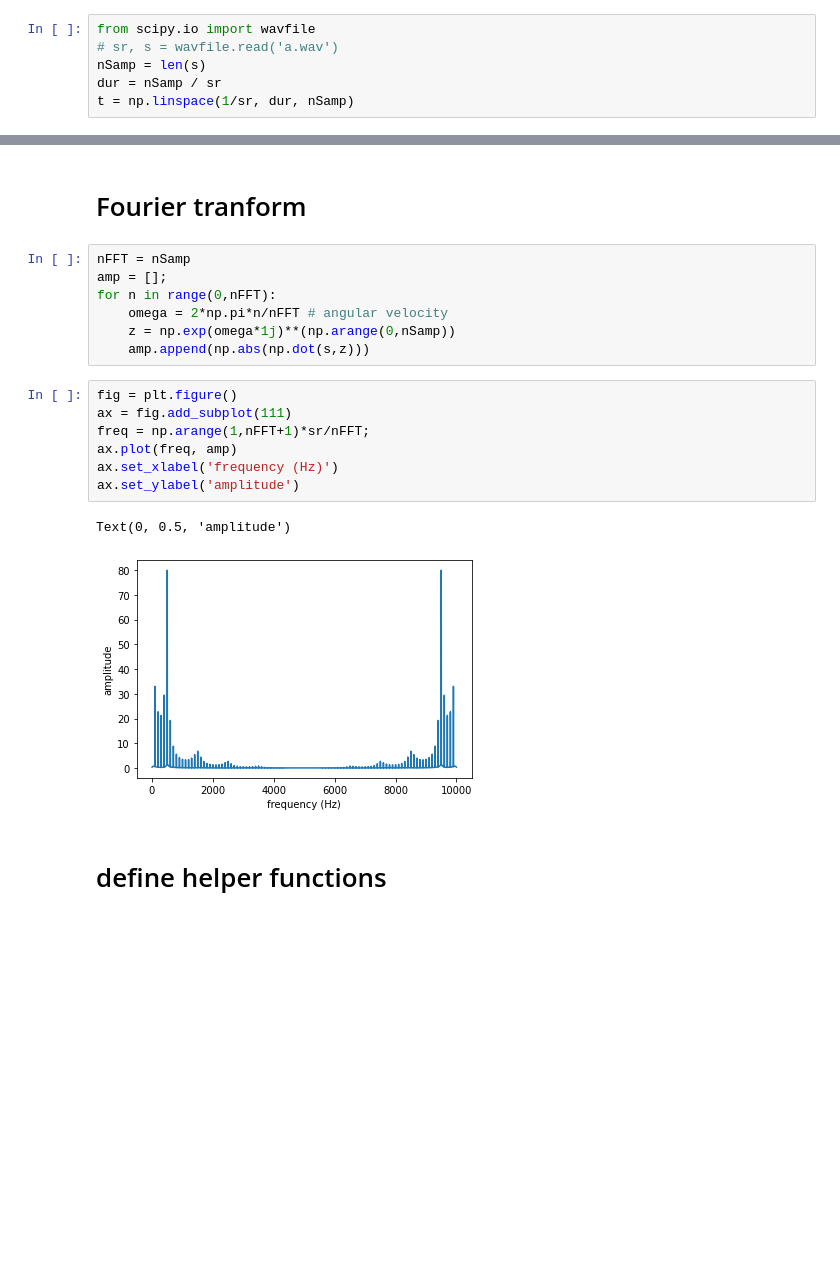
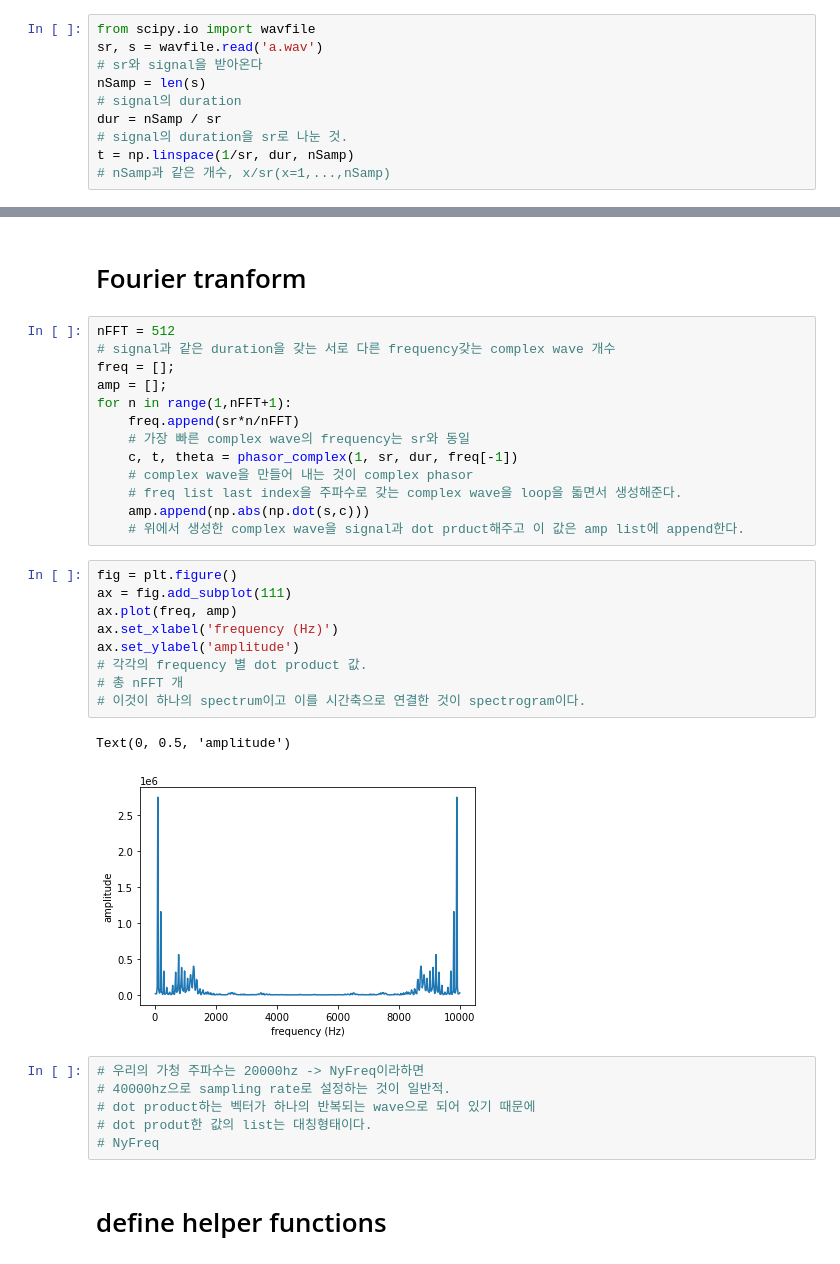
Before and after one commit to TaeYongGong/class2021Spring, a Jupyter notebook: sound.ipynb, the cells around one changed output, grey strips where cells are left out. Drawn from its saved outputs; the diff is of its cells as text; blank space fills up the shorter version.

```diff
--- a/sound.ipynb
+++ b/sound.ipynb
@@ -1396,6 +1406,10 @@ s[0] = s[1] ...
 # %%
 from scipy.io import wavfile
-# sr, s = wavfile.read('a.wav')
+sr, s = wavfile.read('a.wav')
+# sr와 signal을 받아온다
 nSamp = len(s)
+# signal의 duration
 dur = nSamp / sr
+# signal의 duration을 sr로 나눈 것.
 t = np.linspace(1/sr, dur, nSamp)
+# nSamp과 같은 개수, x/sr(x=1,...,nSamp)
@@ -1402,22 +1447,36 @@ t = np.linspace(1/sr, dur, nSamp)
 # %% [markdown]
 # Fourier tranform
-# %%
-nFFT = nSamp
-amp = [];
-for n in range(0,nFFT):
-    omega = 2*np.pi*n/nFFT # angular velocity
-    z = np.exp(omega*1j)**(np.arange(0,nSamp))
-    amp.append(np.abs(np.dot(s,z)))
+# %%
+nFFT = 512
+# signal과 같은 duration을 갖는 서로 다른 frequency갖는 complex wave 개수
+freq = [];
+amp = [];
+for n in range(1,nFFT+1):
+    freq.append(sr*n/nFFT)
+    # 가장 빠른 complex wave의 frequency는 sr와 동일
+    c, t, theta = phasor_complex(1, sr, dur, freq[-1])
+    # complex wave을 만들어 내는 것이 complex phasor
+    # freq list last index을 주파수로 갖는 complex wave을 loop을 돏면서 생성해준다.
+    amp.append(np.abs(np.dot(s,c)))
+    # 위에서 생성한 complex wave을 signal과 dot prduct해주고 이 값은 amp list에 append한다.
 # %%
 fig = plt.figure()
 ax = fig.add_subplot(111)
-freq = np.arange(1,nFFT+1)*sr/nFFT;
 ax.plot(freq, amp)
 ax.set_xlabel('frequency (Hz)')
 ax.set_ylabel('amplitude')
+# 각각의 frequency 별 dot product 값.
+# 총 nFFT 개
+# 이것이 하나의 spectrum이고 이를 시간축으로 연결한 것이 spectrogram이다.
 # %% [output]
 Text(0, 0.5, 'amplitude')
-[figure, old version]
+[figure, new version]
+# %%
+# 우리의 가청 주파수는 20000hz -> NyFreq이라하면
+# 40000hz으로 sampling rate로 설정하는 것이 일반적.
+# dot product하는 벡터가 하나의 반복되는 wave으로 되어 있기 때문에
+# dot produt한 값의 list는 대칭형태이다.
+# NyFreq
 # %% [markdown]
 # define helper functions
 # %%
```
Also changed, not shown: parts of 7 cells of this notebook.
